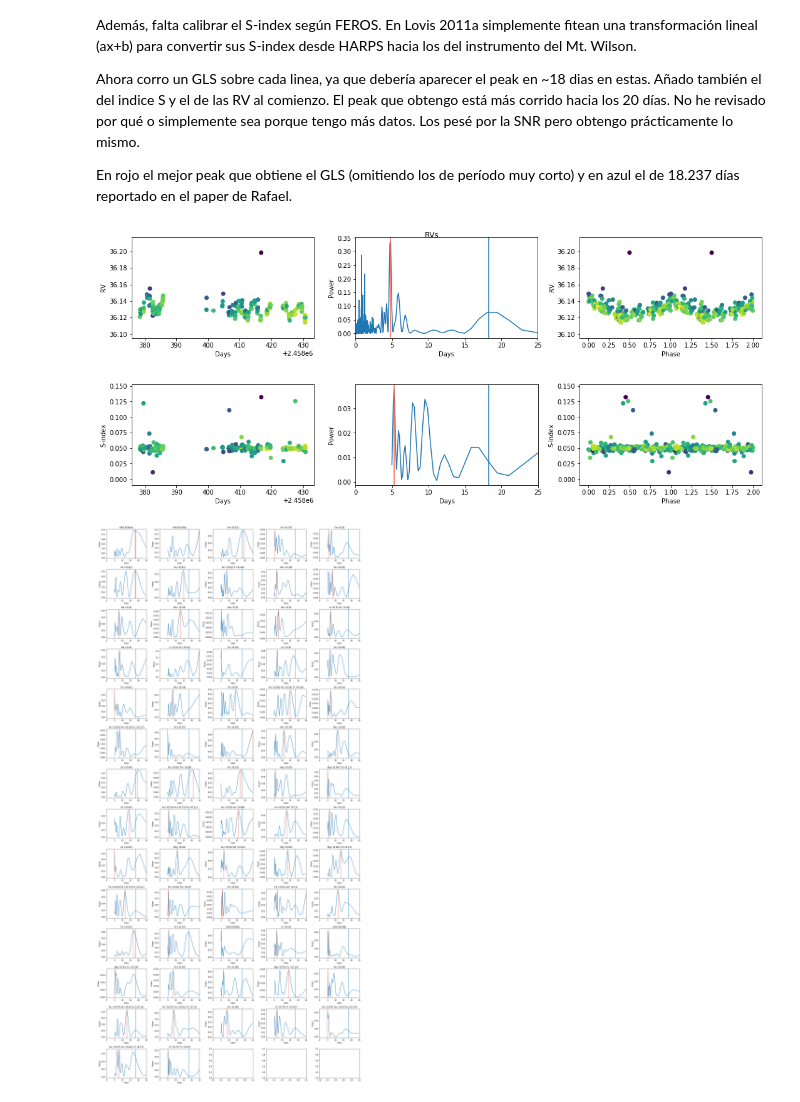
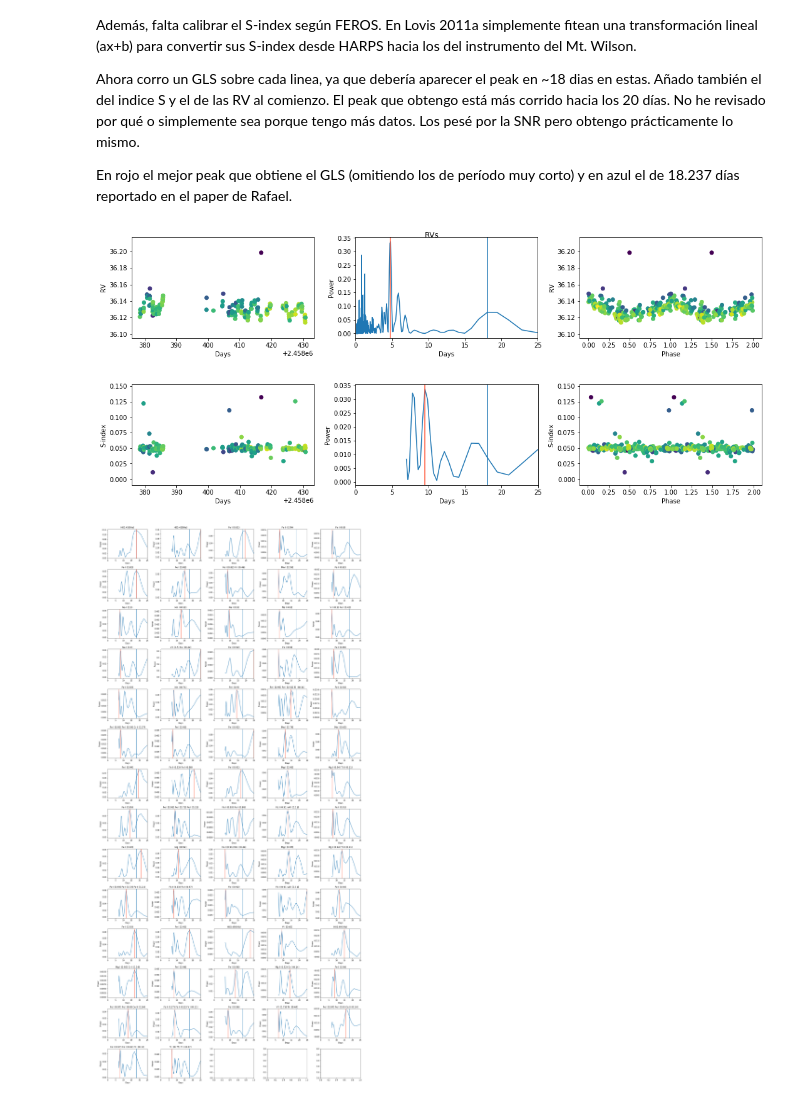
Before and after one commit to astrofelipe/S_activity, a Jupyter notebook: HD2_feros.ipynb, the cells around one changed output. Drawn from its saved outputs; the diff is of its cells as text; code cells hidden in the pictures.

```diff
--- a/HD2_feros.ipynb
+++ b/HD2_feros.ipynb
@@ -175,10 +175,13 @@ Ahora corro un GLS sobre cada linea, ya que debería aparecer el peak en ~18 dia
 En rojo el mejor peak que obtiene el GLS (omitiendo los de período muy corto) y en azul el de 18.237 días reportado en el paper de Rafael.
 # %%
 dayg = 1/np.linspace(0,25,2500)
-vlin = 18.237
+#vlin = 18.237
 
 fig, ax = plt.subplots(figsize=[15,3], ncols=3)
 freq, pwr = LombScargle(all_times, all_rvs, all_rvse).autopower(minimum_frequency=1/25., maximum_frequency=1/0.1)
+freq2, pwr2 = LombScargle(all_times, all_rvs, all_rvse).autopower(minimum_frequency=1/25., maximum_frequency=1/7.0)
+
+vlin = 1/freq2[np.argmax(pwr2)]
 
 ax[0].scatter(all_times, all_rvs, c=all_snr)
 ax[0].set_xlabel(r'Days')
@@ -207,7 +210,7 @@ fig.tight_layout()
 
 
 fig, ax = plt.subplots(figsize=[15,3], ncols=3)
-freq, pwr = LombScargle(all_times, Sidx, 1/all_snr).autopower(minimum_frequency=1/25., maximum_frequency=1/5.)
+freq, pwr = LombScargle(all_times, Sidx, 1/all_snr).autopower(minimum_frequency=1/25., maximum_frequency=1/7.)
 
 ax[0].scatter(all_times, Sidx, c=all_snr)
 ax[0].set_xlabel(r'Days')
@@ -225,33 +228,33 @@ ph = all_times/bper % 1.0
 ax[2].scatter(ph, Sidx, c=all_snr)
 ax[2].scatter(1 + ph, Sidx, c=all_snr)
 ax[2].set_xlabel(r'Phase')
 ax[2].set_ylabel(r'S-index')
 
 fig.tight_layout()
 
 fig, ax = plt.subplots(nrows=14, ncols=5, figsize=[4*5, 3*14])
 axs = np.ravel(ax)[:67]
 
 for i,a in enumerate(axs):
     y = all_cores[:,i]
-    freq, pwr = LombScargle(all_times, y, 1/all_snr).autopower(minimum_frequency=1/25., maximum_frequency=1/5.)
+    freq, pwr = LombScargle(all_times, y, 1/all_snr).autopower(minimum_frequency=1/25., maximum_frequency=1/7.)
     #tau = kendalltau(Sidx, y).correlation
 
     a.plot(1/freq, pwr)
     a.set_xlim(0,25)
     a.axvline(vlin)
 
     bper = 1/freq[np.argmax(pwr)]
     a.axvline(bper, color='tomato')
     a.set_title(all_names[i])
     a.set_xlabel(r'Days')
     a.set_ylabel(r'Power')
 
 
 fig.tight_layout()
     #a.scatter(all_times, y, c=all_snr)
     #a.text(0.9, 0.9, r'$\tau = %.2f$' % tau, transform=a.transAxes, ha='right', va='top')
 # %% [output]
 [figure]
-[figure, old version]
+[figure, new version]
-[figure, old version]
+[figure, new version]
```
Also changed, not shown: 1 other file.
